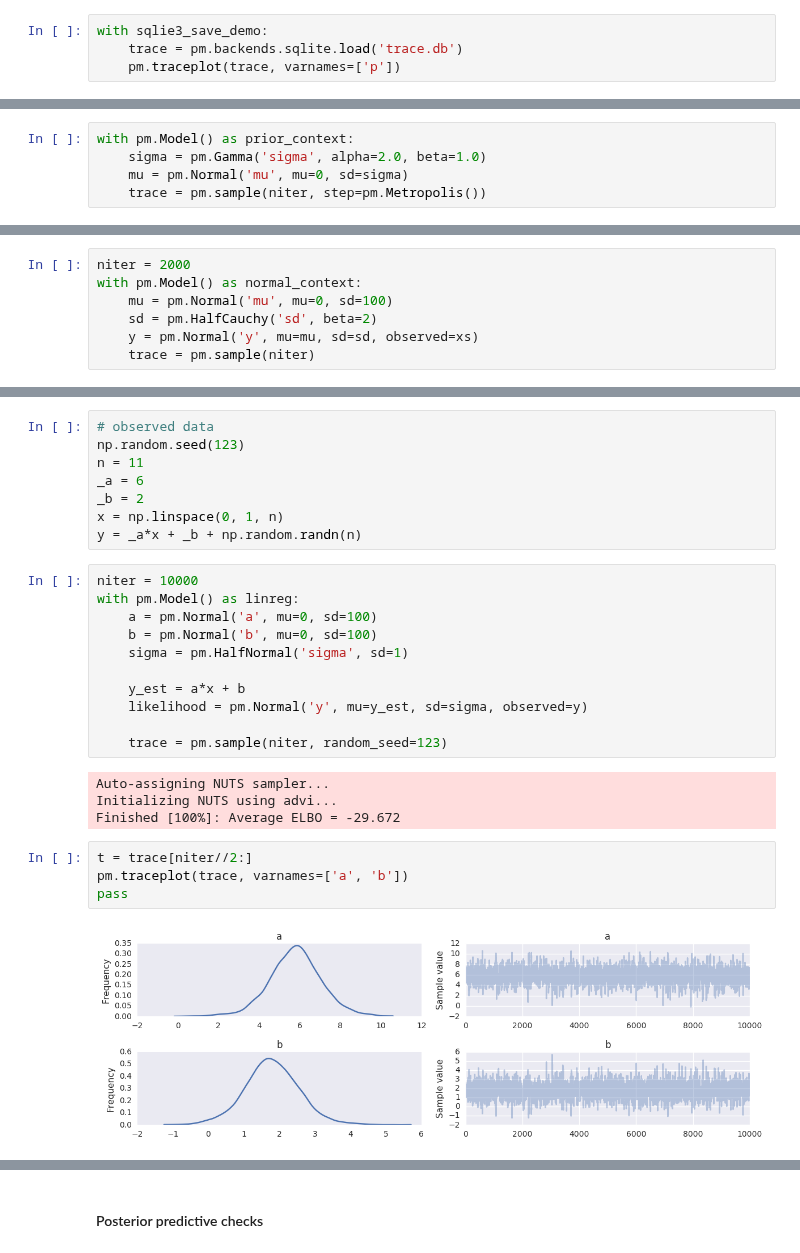
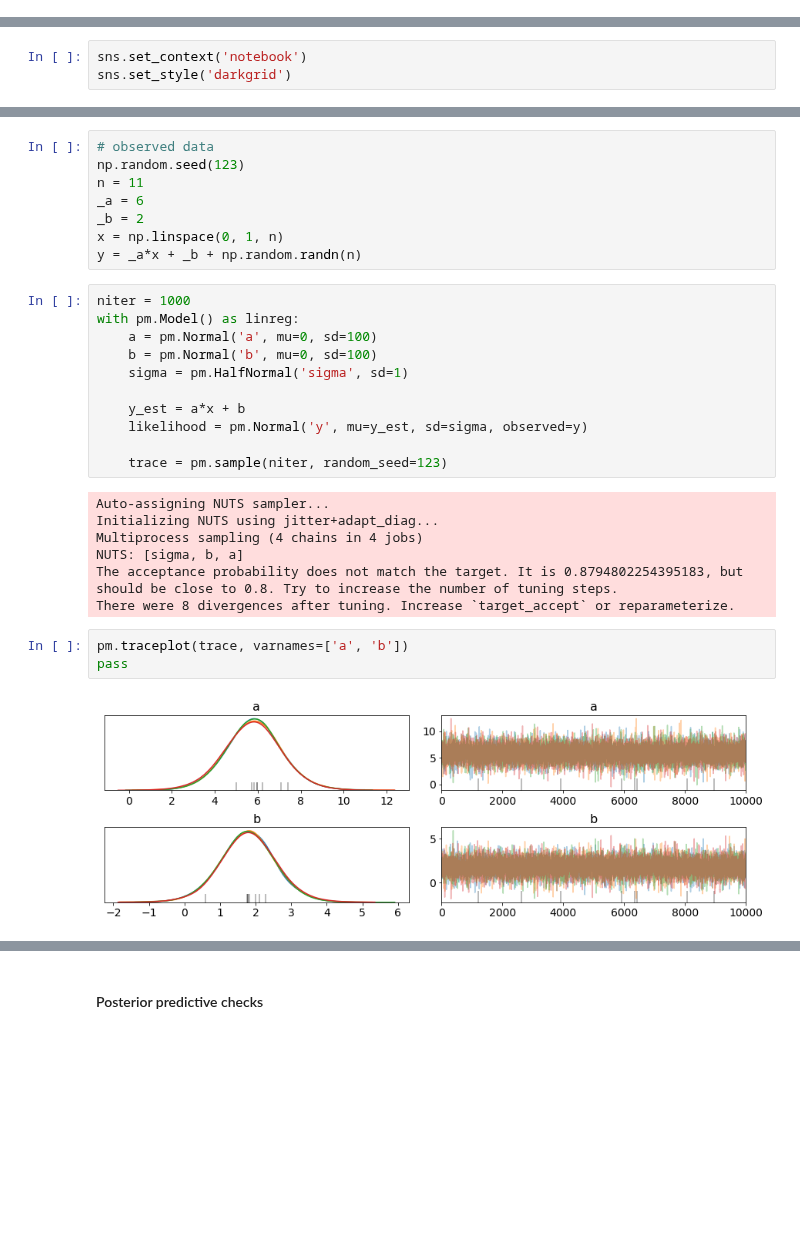
Before and after one commit to cliburn/sta-663-2019, a Jupyter notebook: notebook/S15B_PyMC3.ipynb, the cells around one changed output, grey strips where cells are left out. Drawn from its saved outputs; the diff is of its cells as text; blank space fills up the shorter version.

Commit message:
Add data sets and second PyMC3 notebook

```diff
--- a/notebook/S15B_PyMC3.ipynb
+++ b/notebook/S15B_PyMC3.ipynb
@@ -269,4 +16,0 @@ Finished [100%]: Average ELBO = -4.2749
-# %%
-with sqlie3_save_demo:
-    trace = pm.backends.sqlite.load('trace.db')
-    pm.traceplot(trace, varnames=['p'])
@@ -279,5 +16,0 @@ Just omit the `observed=` argument.
-# %%
-with pm.Model() as prior_context:
-    sigma = pm.Gamma('sigma', alpha=2.0, beta=1.0)
-    mu = pm.Normal('mu', mu=0, sd=sigma)
-    trace = pm.sample(niter, step=pm.Metropolis())
@@ -300,7 +16,0 @@ pass
-# %%
-niter = 2000
-with pm.Model() as normal_context:
-    mu = pm.Normal('mu', mu=0, sd=100)
-    sd = pm.HalfCauchy('sd', beta=2)
-    y = pm.Normal('y', mu=mu, sd=sd, observed=xs)
-    trace = pm.sample(niter)
@@ -371,3 +20,6 @@ with normal_context:
+# %%
+sns.set_context('notebook')
+sns.set_style('darkgrid')
 # %% [markdown]
 -----
 # %% [markdown]
@@ -440,7 +94,7 @@ _b = 2
 x = np.linspace(0, 1, n)
 y = _a*x + _b + np.random.randn(n)
 # %%
-niter = 10000
+niter = 1000
 with pm.Model() as linreg:
     a = pm.Normal('a', mu=0, sd=100)
     b = pm.Normal('b', mu=0, sd=100)
@@ -452,13 +106,15 @@ with pm.Model() as linreg:
     trace = pm.sample(niter, random_seed=123)
 # %% [output]
 Auto-assigning NUTS sampler...
-Initializing NUTS using advi...
-Finished [100%]: Average ELBO = -29.672
+Initializing NUTS using jitter+adapt_diag...
+Multiprocess sampling (4 chains in 4 jobs)
+NUTS: [sigma, b, a]
+The acceptance probability does not match the target. It is 0.8794802254395183, but should be close to 0.8. Try to increase the number of tuning steps.
+There were 8 divergences after tuning. Increase `target_accept` or reparameterize.
 # %%
-t = trace[niter//2:]
 pm.traceplot(trace, varnames=['a', 'b'])
 pass
 # %% [output]
-[figure, old version]
+[figure, new version]
 # %%
 plt.scatter(x, y, s=30, label='data')
```
Also changed, not shown: parts of 122 cells of this notebook, 2 other files.
